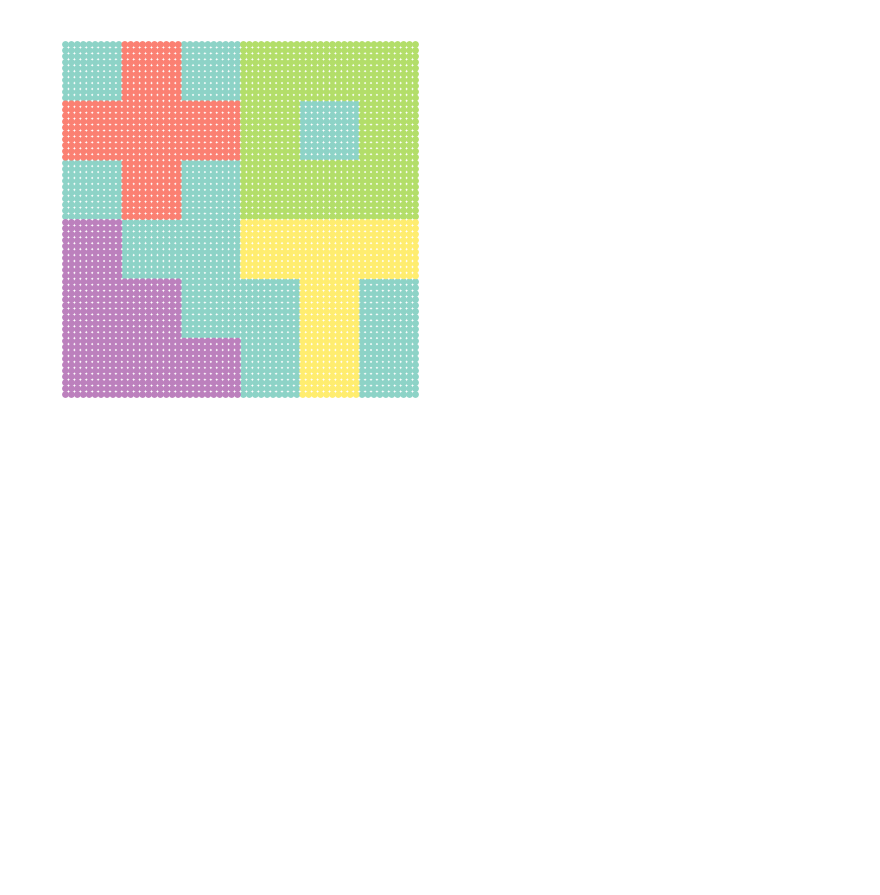
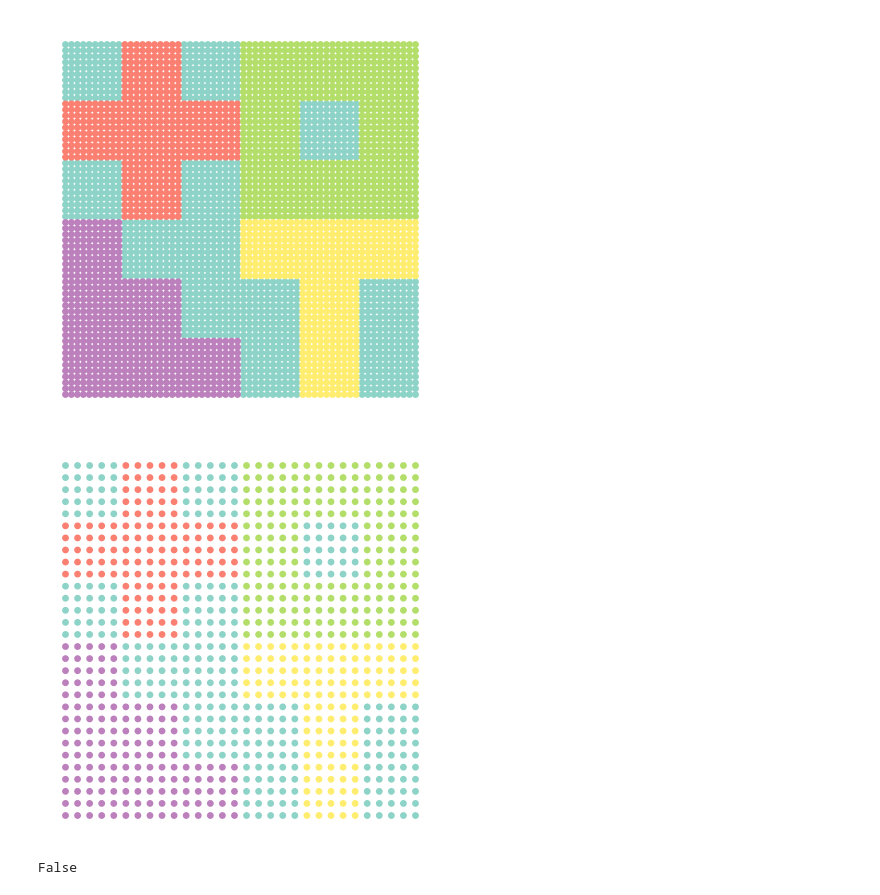
Before and after one commit to craigfouts/asterism, a Jupyter notebook: notebooks/sandbox.ipynb, the cells around one changed output. Saved outputs shown, nothing was run; the diff lists cells and outputs as text; code cells hidden in the pictures; blank space fills up the shorter version.

```diff
--- a/notebooks/sandbox.ipynb
+++ b/notebooks/sandbox.ipynb
@@ -161,3 +161,15 @@ topics = model.fit(X, y)(z_features)
 show_dataset(z_locations, topics)
 # %% [output]
 [figure]
+# %%
+data, labels = make_dataset(block_size=5, return_tensor=True)
+show_dataset(data, labels)
+# %% [output]
+[figure, added]
+# %%
+import torch
+
+arr = torch.arange(10)
+torch.is_complex(arr)
+# %% [output]
+False
```
Also changed, not shown: parts of 3 cells of this notebook, 3 other files.
